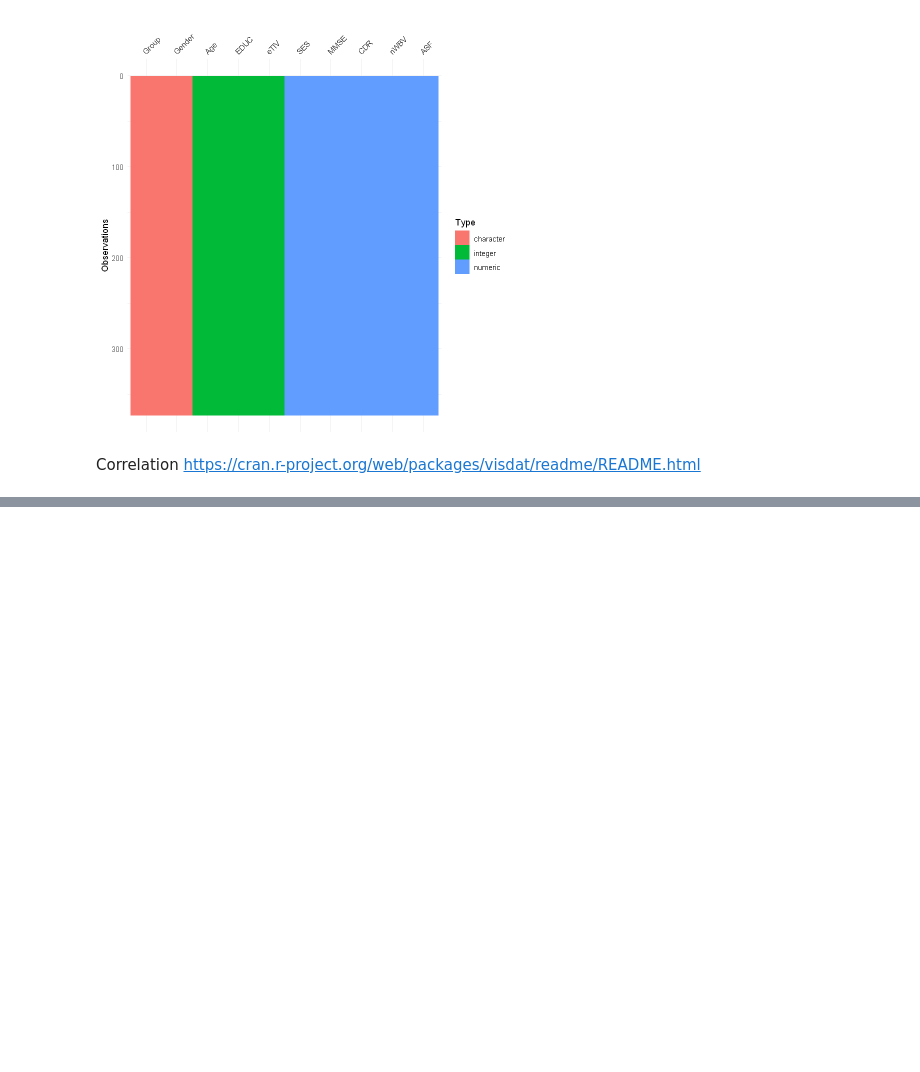
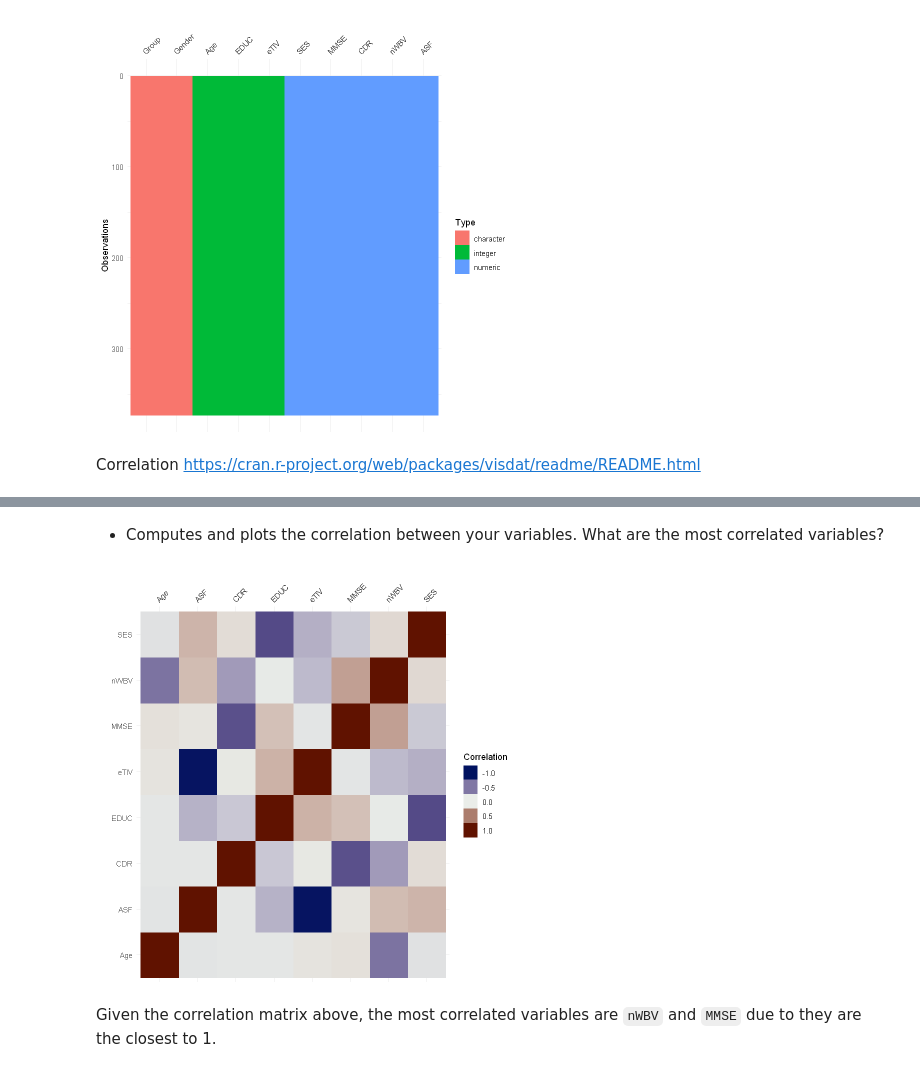
Before and after one commit to JuanPablo70/PGAD-Assignment02, a Jupyter notebook: AlzheimerFeatures.ipynb, the cells around one changed output, grey strips where cells are left out. Cells and saved outputs as stored; diff of their text form; code cells hidden in the pictures; blank space fills up the shorter version.

````diff
--- a/AlzheimerFeatures.ipynb
+++ b/AlzheimerFeatures.ipynb
@@ -209,0 +229,8 @@ Correlation https://cran.r-project.org/web/packages/visdat/readme/README.html
+# %% [markdown]
+- Computes and plots the correlation between your variables. What are the most correlated variables?
+# %%
+vis_cor(newDf[,3:10], cor="pearson")
+# %% [output]
+[figure, added]
+# %% [markdown]
+Given the correlation matrix above, the most correlated variables are ```nWBV``` and ```MMSE``` due to they are the closest to 1.
````
Also changed, not shown: parts of 6 cells of this notebook.
